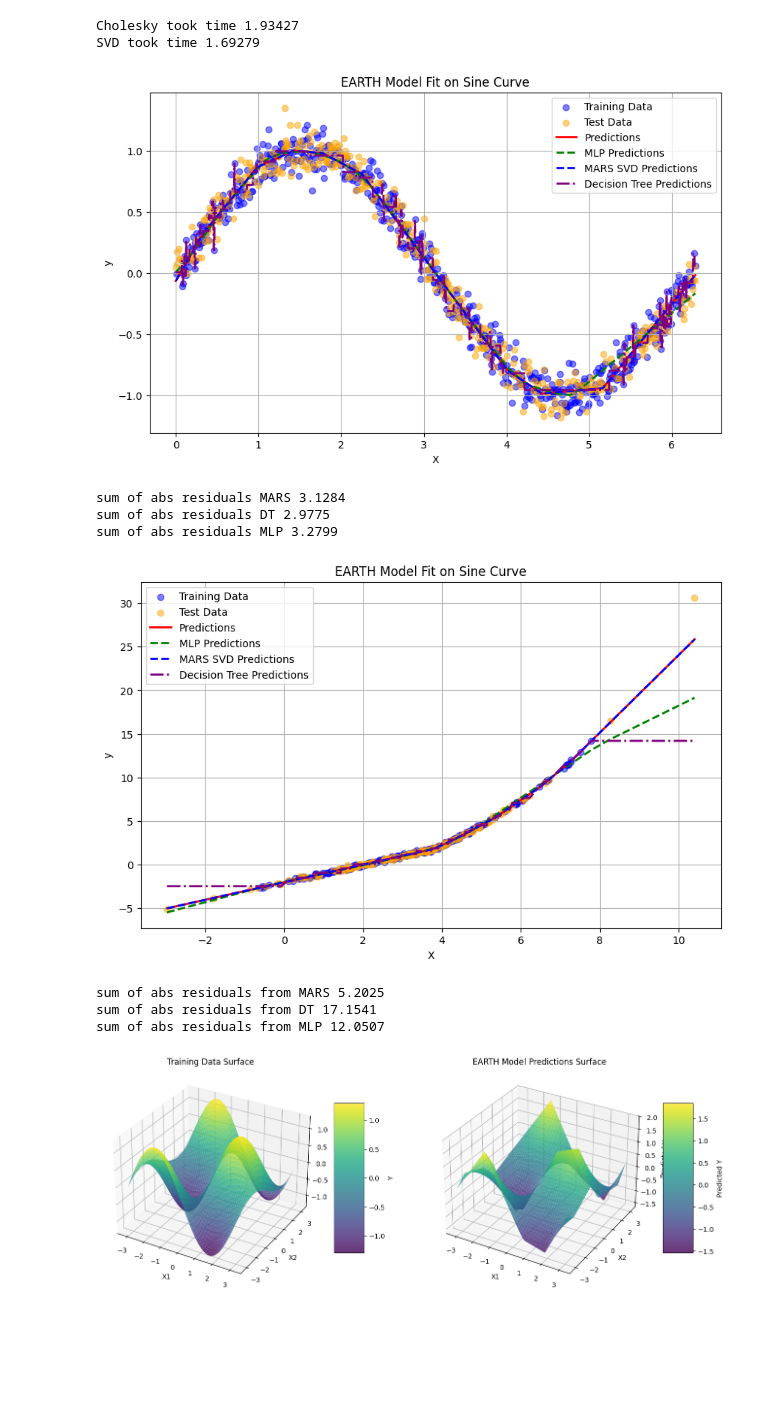
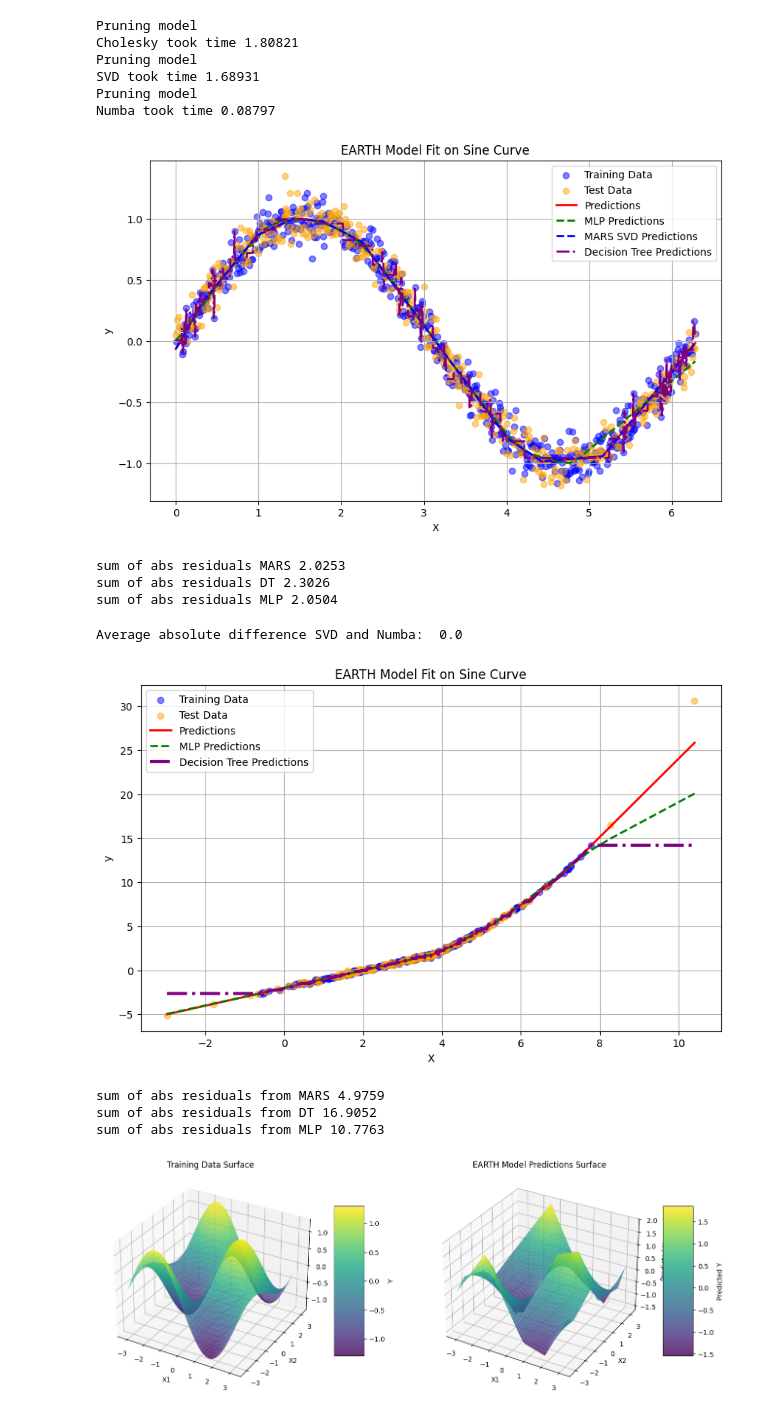
Before and after one commit to bjarkeh97/EARTH, a Jupyter notebook: examples/simple_example.ipynb, the cells around one changed output. Drawn from its saved outputs; the diff is of its cells as text; code cells hidden in the pictures; blank space fills up the shorter version.

```diff
--- a/examples/simple_example.ipynb
+++ b/examples/simple_example.ipynb
@@ -33,23 +34,33 @@ earth_model.fit(X_train, y_train)
 t1 = timer()
 print(f"Cholesky took time {round(t1-t0,5)}")
 
-earth_model_svd = EARTH(M_max = 15)
+earth_model_svd = EARTH(M_max = 15, knot_searcher=KnotSearcherSVD)
 t2 = timer()
-earth_model_svd.fit(X_train, y_train, KnotSearcherSVD)
+earth_model_svd.fit(X_train, y_train)
 t3 = timer()
 print(f"SVD took time {round(t3-t2,5)}")
+
+earth_model = EARTH(M_max = 15, knot_searcher=KnotSearcherCholeskyNumba)
+t2 = timer()
+earth_model.fit(X_train, y_train)
+t3 = timer()
+print(f"Numba took time {round(t3-t2,5)}")
 
 mlp = MLPRegressor(hidden_layer_sizes=(30,30,30), max_iter=1000, random_state=42)
 mlp.fit(X_train, y_train)
 y_pred_mlp = mlp.predict(X)
+y_pred_test_mlp = mlp.predict(X_test)
 
 dt = DecisionTreeRegressor(max_depth=7)
 dt.fit(X_train, y_train)
 y_pred_dt = dt.predict(X)
+y_pred_test_dt = dt.predict(X_test)
 
 # Step 4: Make Predictions
 y_pred = earth_model.predict(X)
+y_pred_test = earth_model.predict(X_test)
 y_pred_svd = earth_model_svd.predict(X)
+y_pred_svd_test = earth_model_svd.predict(X_test)
 
 # Step 5: Visualize Results
 plt.figure(figsize=(10, 6))
@@ -66,8 +77,12 @@ plt.legend()
 plt.grid()
 plt.show()
 # %% [output]
-Cholesky took time 1.93427
-SVD took time 1.69279
+Pruning model
+Cholesky took time 1.80821
+Pruning model
+SVD took time 1.68931
+Pruning model
+Numba took time 0.08797
 [figure]
 # %%
 import pickle
@@ -80,13 +95,17 @@ with open('/Users/bjarkehogdall/Code/EARTH/src/npearth/data/test_X.pickle', 'wb'
 with open('/Users/bjarkehogdall/Code/EARTH/src/npearth/data/test_y.pickle', 'wb') as handle:
     pickle.dump(y, handle, protocol=pickle.HIGHEST_PROTOCOL)
 # %%
-print("sum of abs residuals MARS", np.sqrt(sum((y - y_pred)**2)).round(4))
-print("sum of abs residuals DT", np.sqrt(sum((y - y_pred_dt)**2)).round(4))
-print("sum of abs residuals MLP", np.sqrt(sum((y - y_pred_mlp)**2)).round(4))
+print("sum of abs residuals MARS", np.sqrt(sum((y_test - y_pred_test)**2)).round(4))
+print("sum of abs residuals DT", np.sqrt(sum((y_test - y_pred_test_dt)**2)).round(4))
+print("sum of abs residuals MLP", np.sqrt(sum((y_test - y_pred_test_mlp)**2)).round(4))
 # %% [output]
-sum of abs residuals MARS 3.1284
-sum of abs residuals DT 2.9775
-sum of abs residuals MLP 3.2799
+sum of abs residuals MARS 2.0253
+sum of abs residuals DT 2.3026
+sum of abs residuals MLP 2.0504
+# %%
+print("Average absolute difference SVD and Numba: ", np.abs(y_pred_svd_test - y_pred_test).mean())
+# %% [output]
+Average absolute difference SVD and Numba:  0.0
 # %%
 import numpy as np
 import matplotlib.pyplot as plt
@@ -112,46 +131,49 @@ X_train, X_test, y_train, y_test = train_test_split(X, y, test_size=0.4, random_
 # Step 3: Fit the EARTH Model
 earth_model = EARTH(M_max=12)
 earth_model.fit(X_train, y_train)
 
 earth_model_svd = EARTH(M_max = 12)
 earth_model_svd.fit(X_train, y_train, KnotSearcherSVD)
 
-mlp = MLPRegressor(hidden_layer_sizes=(30,30), max_iter=1000, random_state=42)
+mlp = MLPRegressor(hidden_layer_sizes=(30,30,30), max_iter=2000, random_state=42, n_iter_no_change=50)
 mlp.fit(X_train, y_train)
 y_pred_mlp = mlp.predict(X)
+y_pred_test_mlp = mlp.predict(X_test)
 
-dt = DecisionTreeRegressor(max_depth=5)
+dt = DecisionTreeRegressor(max_depth=7)
 dt.fit(X_train, y_train)
 y_pred_dt = dt.predict(X)
+y_pred_test_dt = dt.predict(X_test)
 
 # Step 4: Make Predictions
 y_pred = earth_model.predict(X)
+y_pred_test = earth_model.predict(X_test)
 y_pred_svd = earth_model_svd.predict(X)
 
 # Step 5: Visualize Results
 plt.figure(figsize=(10, 6))
 plt.scatter(X_train, y_train, color='blue', label='Training Data', alpha=0.5)
 plt.scatter(X_test, y_test, color='orange', label='Test Data', alpha=0.5)
 plt.plot(X, y_pred, color='red', label='Predictions', linewidth=2)
 plt.plot(X, y_pred_mlp, color='green', label='MLP Predictions', linewidth=2, linestyle='--')
-plt.plot(X, y_pred_svd, color='blue', label='MARS SVD Predictions', linewidth=2, linestyle='--')
-plt.plot(X, y_pred_dt, color='purple', label='Decision Tree Predictions', linewidth=2, linestyle='-.')
+# plt.plot(X, y_pred_svd, color='blue', label='MARS SVD Predictions', linewidth=2, linestyle='--')
+plt.plot(X, y_pred_dt, color='purple', label='Decision Tree Predictions', linewidth=3, linestyle='-.')
 plt.title('EARTH Model Fit on Sine Curve')
 plt.xlabel('X')
 plt.ylabel('y')
 plt.legend()
 plt.grid()
 plt.show()
 # %% [output]
-[figure, old version]
+[figure, new version]
 # %%
-print("sum of abs residuals from MARS", np.sqrt(sum((y - y_pred)**2)).round(4))
-print("sum of abs residuals from DT", np.sqrt(sum((y - y_pred_dt)**2)).round(4))
-print("sum of abs residuals from MLP", np.sqrt(sum((y - y_pred_mlp)**2)).round(4))
+print("sum of abs residuals from MARS", np.sqrt(sum((y_test - y_pred_test)**2)).round(4))
+print("sum of abs residuals from DT", np.sqrt(sum((y_test - y_pred_test_dt)**2)).round(4))
+print("sum of abs residuals from MLP", np.sqrt(sum((y_test - y_pred_test_mlp)**2)).round(4))
 # %% [output]
-sum of abs residuals from MARS 5.2025
-sum of abs residuals from DT 17.1541
-sum of abs residuals from MLP 12.0507
+sum of abs residuals from MARS 4.9759
+sum of abs residuals from DT 16.9052
+sum of abs residuals from MLP 10.7763
 # %%
 import numpy as np
 import pandas as pd
```
Also changed, not shown: parts of 1 cell of this notebook, 15 other files.
